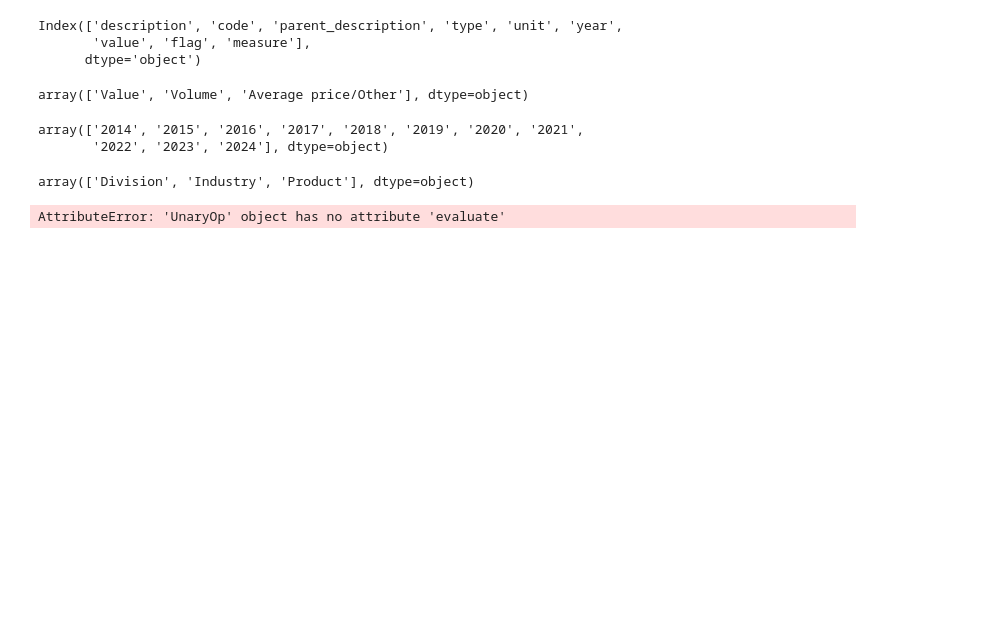
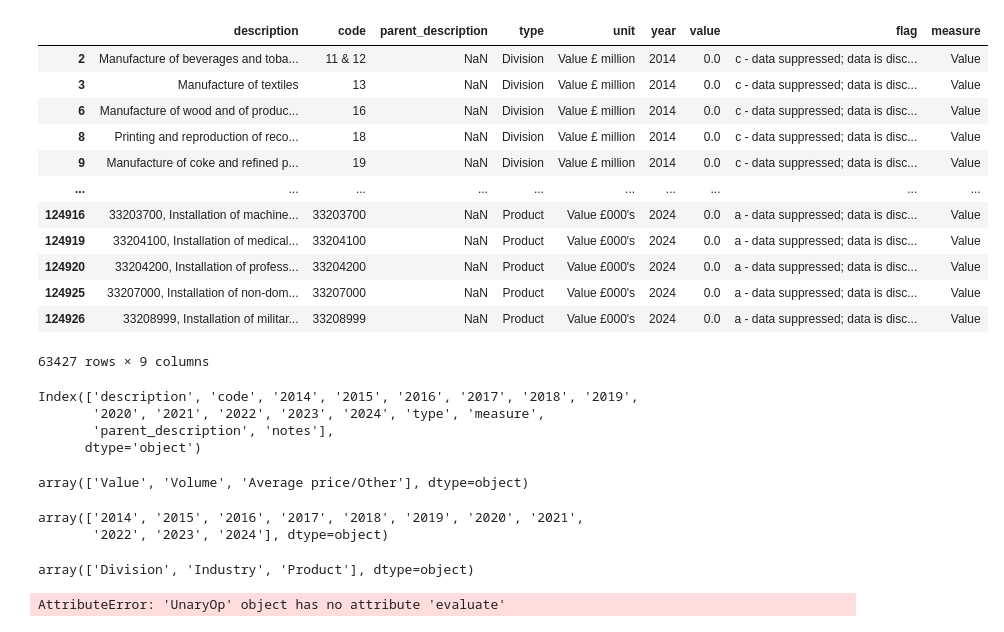
Before and after one commit to FM-ds/TradeLens, a Jupyter notebook: data-prep/manufacturers_sales/prodcom_prep.ipynb, the cells around one changed output. Drawn from its saved outputs; the diff is of its cells as text; code cells hidden in the pictures; blank space fills up the shorter version.

Commit message:
fix: modify prodcom CN8 data processing to correctly represent str data for products and to capture missing data flags

```diff
--- a/data-prep/manufacturers_sales/prodcom_prep.ipynb
+++ b/data-prep/manufacturers_sales/prodcom_prep.ipynb
@@ -30,7 +31,8 @@ for sheet in sheets:
     df = pd.read_excel(
         "prodcom_accessiblepublicationtables2024.xlsx",
         sheet_name=sheet["name"],
-        skiprows=sheet["skiprows"]
+        skiprows=sheet["skiprows"],
+        dtype=str
     )
     df["type"] = sheet["type"]
     df.columns = sheet["cols"] + list(df.columns[len(sheet["cols"]):])
@@ -52,15 +54,24 @@ df['flag'] = df['value'].str.extract(r'\[(.*?)\]')
 df.flag.value_counts(dropna=False)
 
 
-# Remove the flags from the value
+# # Remove the flags and commas from the value and convert to numeric
 df['value'] = df['value'].astype(str).str.replace(r'\[.*?\]', '', regex=True)
+df['value'] = df['value'].astype(str).str.replace(r',', '', regex=True)
 df['value'] = pd.to_numeric(df['value'], errors='coerce')
 
+# A value of zero in the data corresponds to no data collected, add this to the flag
+df['flag'] = np.where(df['value']==0,"0",df['flag'])
 
-df = df.dropna(subset=['value'])
+# To keep flags for missing data, set all nan values to 0 instead of dropping
+# df = df.dropna(subset=['value'])
+df['value']=df['value'].fillna(0)
 
 df['flag'] = df['flag'].map({
     "e": "e - low response; high level of estimation",
+    "c": "c - data suppressed; data is disclosive",
+    "a": "a - data suppressed; data is disclosive and is aggregated within the UK Manufacturer Sales of 'Other' products",
+    "x": "x - data not available",
+    "0": "No data collected"
 })
 
 # Use 'measure' to group by value, volume, or average price
@@ -70,14 +81,36 @@ df['measure'] = np.where(df['unit'].str.contains('Value', case=False), 'Value',
 
 df['code'] = df.code.astype(str)
 
-df.to_parquet("prodcom.parquet", index=False)
+# df.to_parquet("prodcom.parquet", index=False)
+# %%
+
+# df.loc[df['code']=="08112050"]
+# type(df.code[0])
+df.loc[df.value==0]
+# df.flag.unique()
+# df['value'].dropna(inplace=True)
+# %% [output]
+|  | description | code | parent_description | type | unit | year | value | flag | measure |
+| 2 | Manufacture of beverages and toba... | 11 & 12 | NaN | Division | Value £ million | 2014 | 0.0 | c - data suppressed; data is disc... | Value |
+| 3 | Manufacture of textiles | 13 | NaN | Division | Value £ million | 2014 | 0.0 | c - data suppressed; data is disc... | Value |
+| 6 | Manufacture of wood and of produc... | 16 | NaN | Division | Value £ million | 2014 | 0.0 | c - data suppressed; data is disc... | Value |
+| 8 | Printing and reproduction of reco... | 18 | NaN | Division | Value £ million | 2014 | 0.0 | c - data suppressed; data is disc... | Value |
+| 9 | Manufacture of coke and refined p... | 19 | NaN | Division | Value £ million | 2014 | 0.0 | c - data suppressed; data is disc... | Value |
+| ... | ... | ... | ... | ... | ... | ... | ... | ... | ... |
+| 124916 | 33203700, Installation of machine... | 33203700 | NaN | Product | Value £000's | 2024 | 0.0 | a - data suppressed; data is disc... | Value |
+| 124919 | 33204100, Installation of medical... | 33204100 | NaN | Product | Value £000's | 2024 | 0.0 | a - data suppressed; data is disc... | Value |
+| 124920 | 33204200, Installation of profess... | 33204200 | NaN | Product | Value £000's | 2024 | 0.0 | a - data suppressed; data is disc... | Value |
+| 124925 | 33207000, Installation of non-dom... | 33207000 | NaN | Product | Value £000's | 2024 | 0.0 | a - data suppressed; data is disc... | Value |
+| 124926 | 33208999, Installation of militar... | 33208999 | NaN | Product | Value £000's | 2024 | 0.0 | a - data suppressed; data is disc... | Value |
+63427 rows × 9 columns
 # %%
 df[["description", "code", "type"]].drop_duplicates().to_json("cn8_division_industry_product.json", orient="records", force_ascii=False)
 # %%
 df.columns
 # %% [output]
-Index(['description', 'code', 'parent_description', 'type', 'unit', 'year',
-       'value', 'flag', 'measure'],
+Index(['description', 'code', '2014', '2015', '2016', '2017', '2018', '2019',
+       '2020', '2021', '2022', '2023', '2024', 'type', 'measure',
+       'parent_description', 'notes'],
       dtype='object')
 # %%
 df.measure.unique()
```
Also changed, not shown: parts of 1 cell of this notebook.
